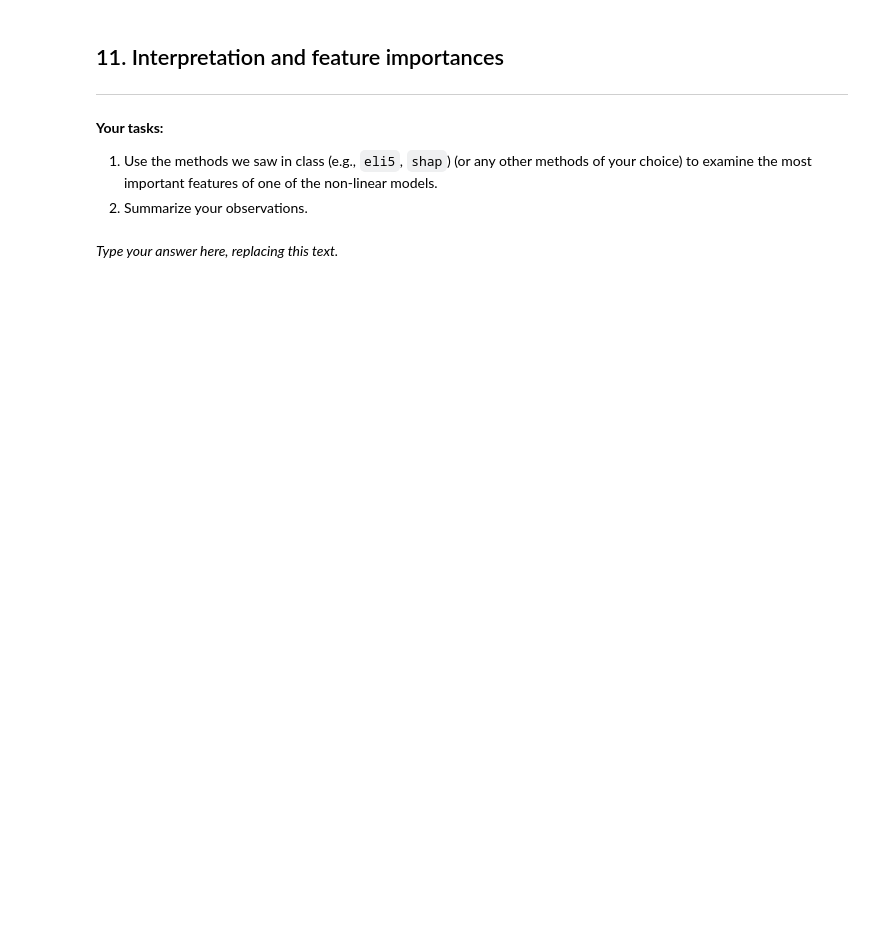
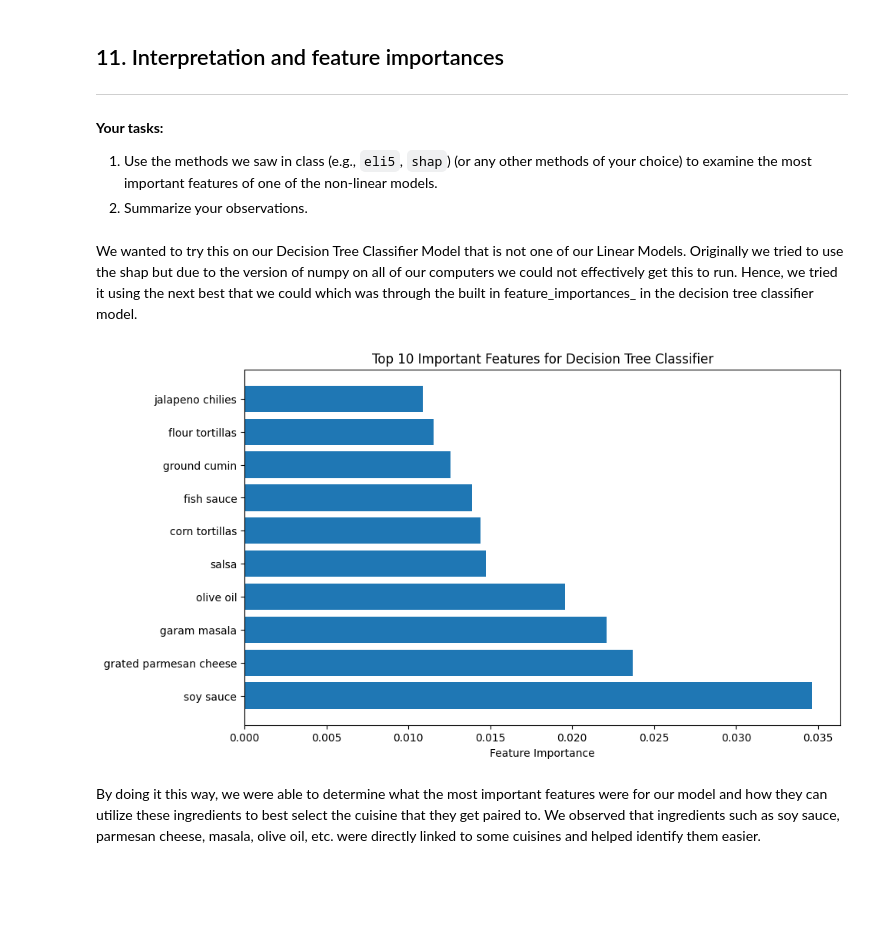
Before and after one commit to dashby1/KraftMacNCheese, a Jupyter notebook: final-submission.ipynb, the cells around one changed output. Drawn from its saved outputs; the diff is of its cells as text; code cells hidden in the pictures; blank space fills up the shorter version.

```diff
--- a/final-submission.ipynb
+++ b/final-submission.ipynb
@@ -781,2 +825,0 @@ shap.summary_plot(shap_values, X_test_ingredients, max_display=10)
-# %% [markdown]
-_Type your answer here, replacing this text._
@@ -783,3 +834,26 @@ _Type your answer here, replacing this text._
+# %% [markdown]
+We wanted to try this on our Decision Tree Classifier Model that is not one of our Linear Models. Originally we tried to use the shap but due to the version of numpy on all of our computers we could not effectively get this to run. Hence, we tried it using the next best that we could which was through the built in feature_importances_ in the decision tree classifier model.
+# %%
+# Get the feature importances from the decision tree model
+feature_importances = dt_model.feature_importances_
+ingredient_names = mlb.classes_
+
+# Get only the top 10 most important
+top_n = 10
+sorted_indices = np.argsort(feature_importances)[::-1][:top_n]
+top_ingredient_names = ingredient_names[sorted_indices]
+top_feature_importances = feature_importances[sorted_indices]
+
+plt.figure(figsize=(10, 6))
+plt.barh(range(top_n), top_feature_importances, align="center")
+plt.yticks(range(top_n), top_ingredient_names)
+plt.xlabel("Feature Importance")
+plt.title("Top 10 Important Features for Decision Tree Classifier")
+plt.show()
+# %% [output]
+[figure, added]
+# %% [markdown]
+By doing it this way, we were able to determine what the most important features were for our model and how they can utilize these ingredients to best select the cuisine that they get paired to. We observed that ingredients such as soy sauce, parmesan cheese, masala, olive oil, etc. were directly linked to some cuisines and helped identify them easier.
 # %% [markdown]
 <!-- END QUESTION -->
 
```
Also changed, not shown: parts of 29 cells of this notebook.
